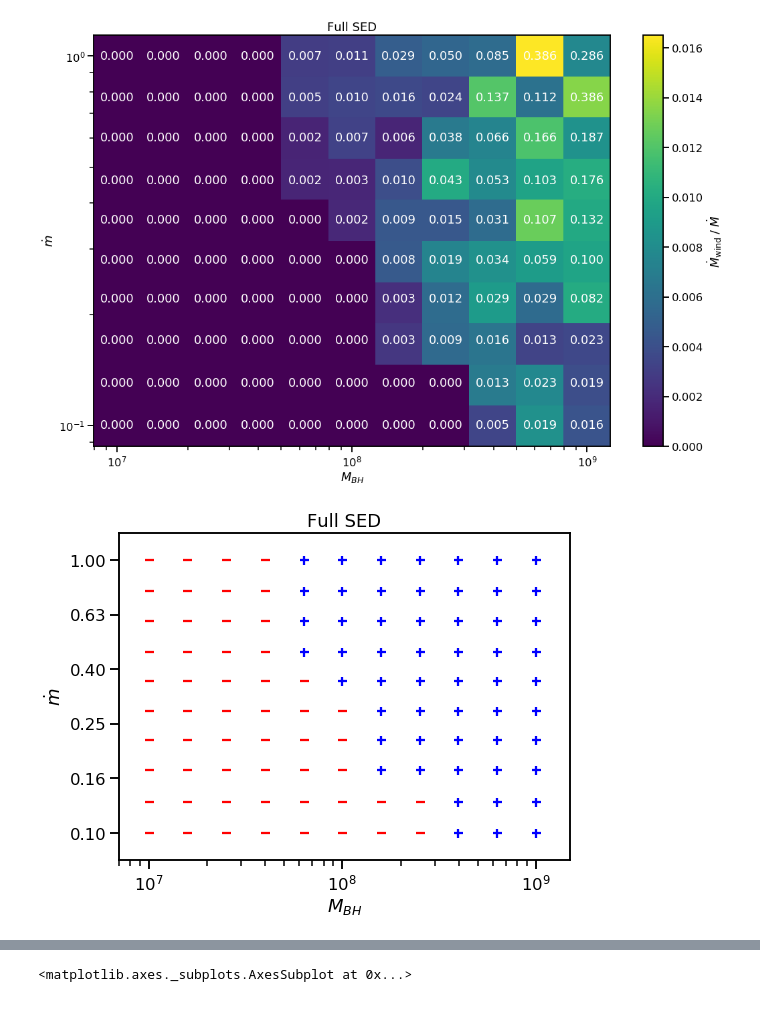
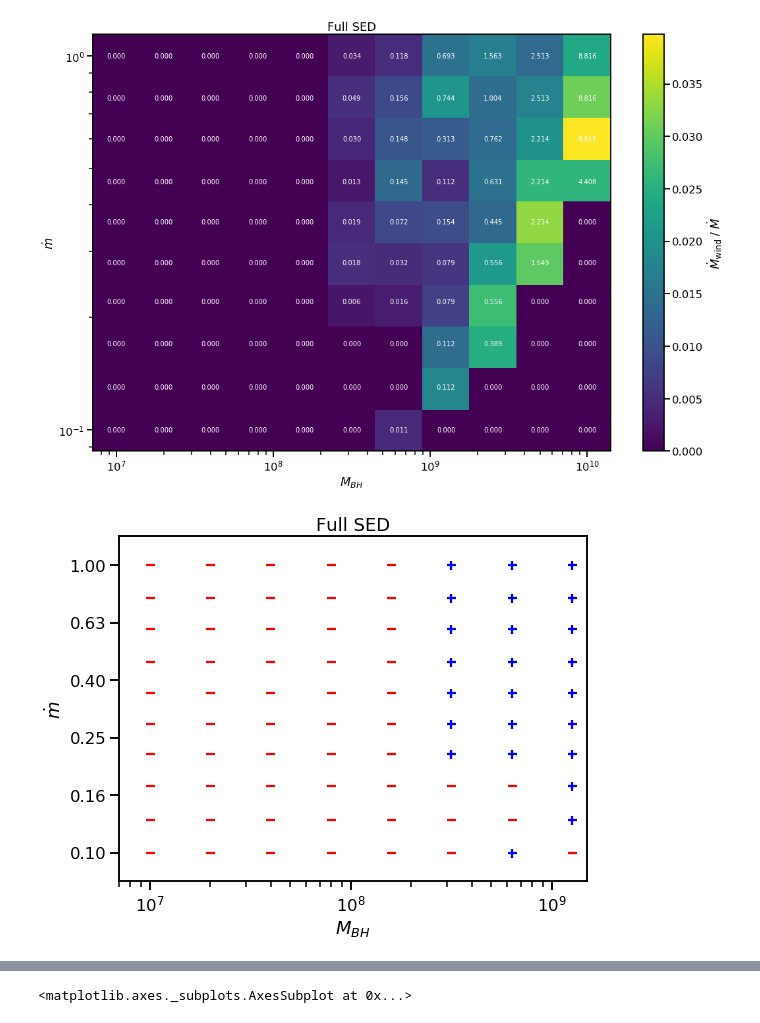
Before and after one commit to arnauqb/qwind, a Jupyter notebook: Notebooks/0_read_grid_data.ipynb, the cells around one changed output, grey strips where cells are left out. Drawn from its saved outputs; the diff is of its cells as text; code cells hidden in the pictures.

Commit message:
Added notebooks and plotting script, cleaned a bit

```diff
--- a/Notebooks/0_read_grid_data.ipynb
+++ b/Notebooks/0_read_grid_data.ipynb
@@ -19,10 +19,10 @@ importlib.reload(plotting)
 # %%
-GRID_FOLDER = "../qsosed/rho_2e08/"
+GRID_FOLDER = "../simple_sed_results/rho_2e07/"
 fig, ax = plotting.plot_mloss_grid(GRID_FOLDER, title = "Full SED")
 #fig.savefig("full_sed.png", dpi = 200, bbox_to_inches = "tight")
 fig, ax = plotting.plot_cross_grid(GRID_FOLDER, title = "Full SED")
 #fig.savefig("full_sed_grid.png", dpi = 200, bbox_to_inches = "tight")
 # %% [output]
-[figure, old version]
+[figure, new version]
-[figure, old version]
+[figure, new version]
 # %%
```
Also changed, not shown: parts of 2 cells of this notebook, 7 other files.
